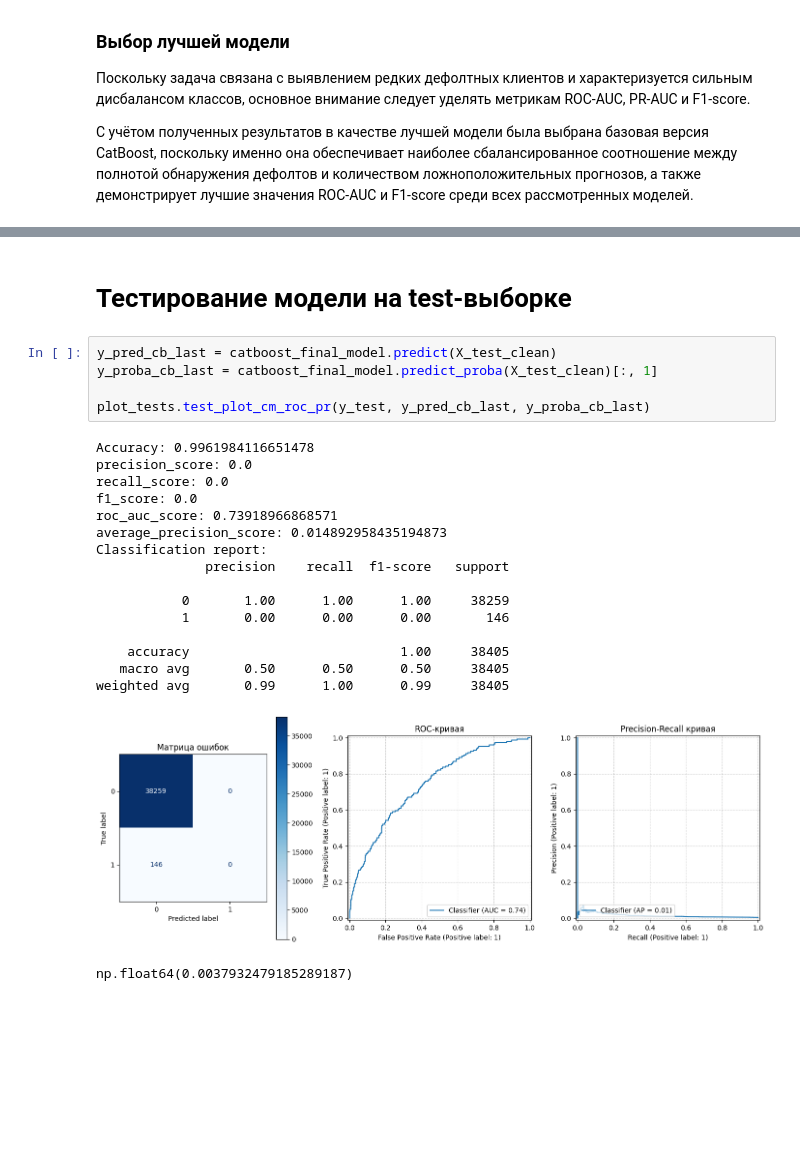
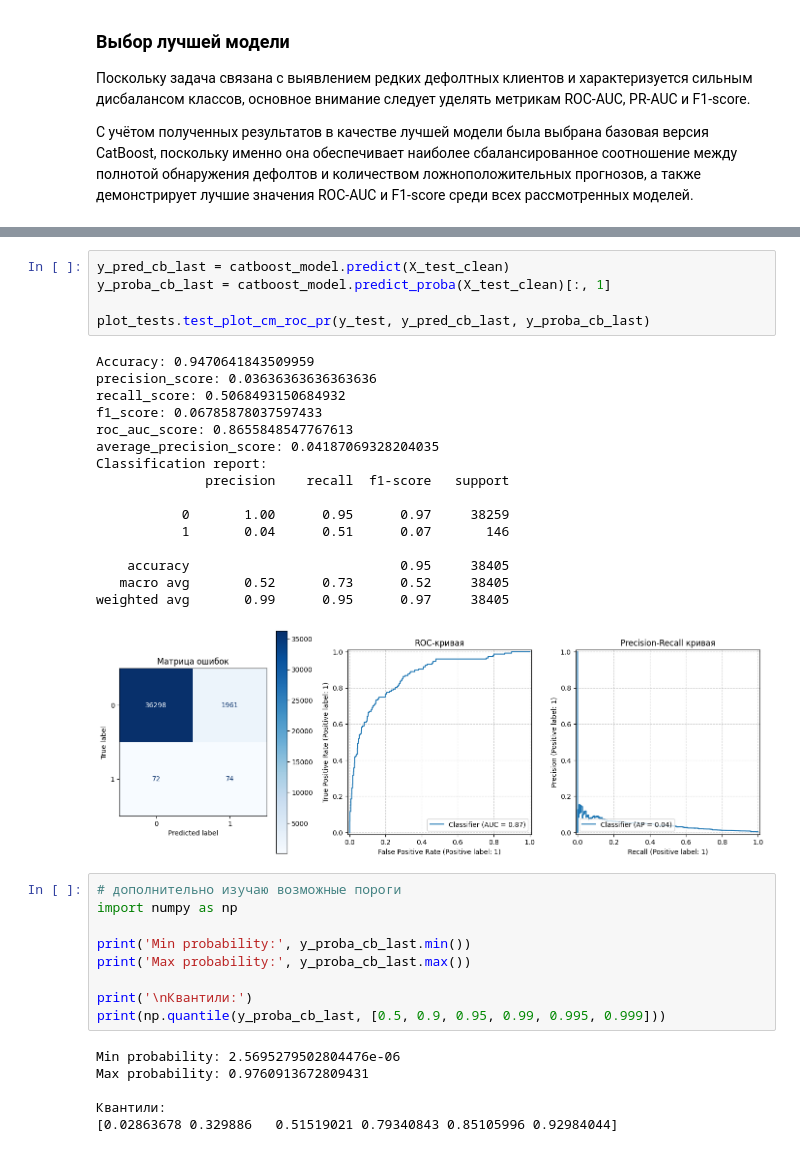
Before and after one commit to VadimTTT/credit_scoring, a Jupyter notebook: explore.ipynb, the cells around one changed output, grey strips where cells are left out. Saved outputs shown, nothing was run; the diff lists cells and outputs as text; blank space fills up the shorter version.

```diff
--- a/explore.ipynb
+++ b/explore.ipynb
@@ -837,27 +812,37 @@ catboost_final_model.fit(X_train_fclean, y_train_full, cat_features=categorical_
-# %% [markdown]
-# Тестирование модели на test-выборке
 # %%
-y_pred_cb_last = catboost_final_model.predict(X_test_clean)
-y_proba_cb_last = catboost_final_model.predict_proba(X_test_clean)[:, 1]
+y_pred_cb_last = catboost_model.predict(X_test_clean)
+y_proba_cb_last = catboost_model.predict_proba(X_test_clean)[:, 1]
 
 plot_tests.test_plot_cm_roc_pr(y_test, y_pred_cb_last, y_proba_cb_last)
 # %% [output]
-Accuracy: 0.9961984116651478
-precision_score: 0.0
-recall_score: 0.0
-f1_score: 0.0
-roc_auc_score: 0.73918966868571
-average_precision_score: 0.014892958435194873
+Accuracy: 0.9470641843509959
+precision_score: 0.03636363636363636
+recall_score: 0.5068493150684932
+f1_score: 0.06785878037597433
+roc_auc_score: 0.8655848547767613
+average_precision_score: 0.04187069328204035
 Classification report:
               precision    recall  f1-score   support
 
-           0       1.00      1.00      1.00     38259
-           1       0.00      0.00      0.00       146
+           0       1.00      0.95      0.97     38259
+           1       0.04      0.51      0.07       146
 
-    accuracy                           1.00     38405
-   macro avg       0.50      0.50      0.50     38405
-weighted avg       0.99      1.00      0.99     38405
+    accuracy                           0.95     38405
+   macro avg       0.52      0.73      0.52     38405
+weighted avg       0.99      0.95      0.97     38405
-[figure, old version]
+[figure, new version]
 # %%
+# дополнительно изучаю возможные пороги
+import numpy as np
+
+print('Min probability:', y_proba_cb_last.min())
+print('Max probability:', y_proba_cb_last.max())
+
+print('\nКвантили:')
+print(np.quantile(y_proba_cb_last, [0.5, 0.9, 0.95, 0.99, 0.995, 0.999]))
 # %% [output]
-np.float64(0.0037932479185289187)
+Min probability: 2.5695279502804476e-06
+Max probability: 0.9760913672809431
+
+Квантили:
+[0.02863678 0.329886   0.51519021 0.79340843 0.85105996 0.92984044]
```
Also changed, not shown: parts of 9 cells of this notebook.
